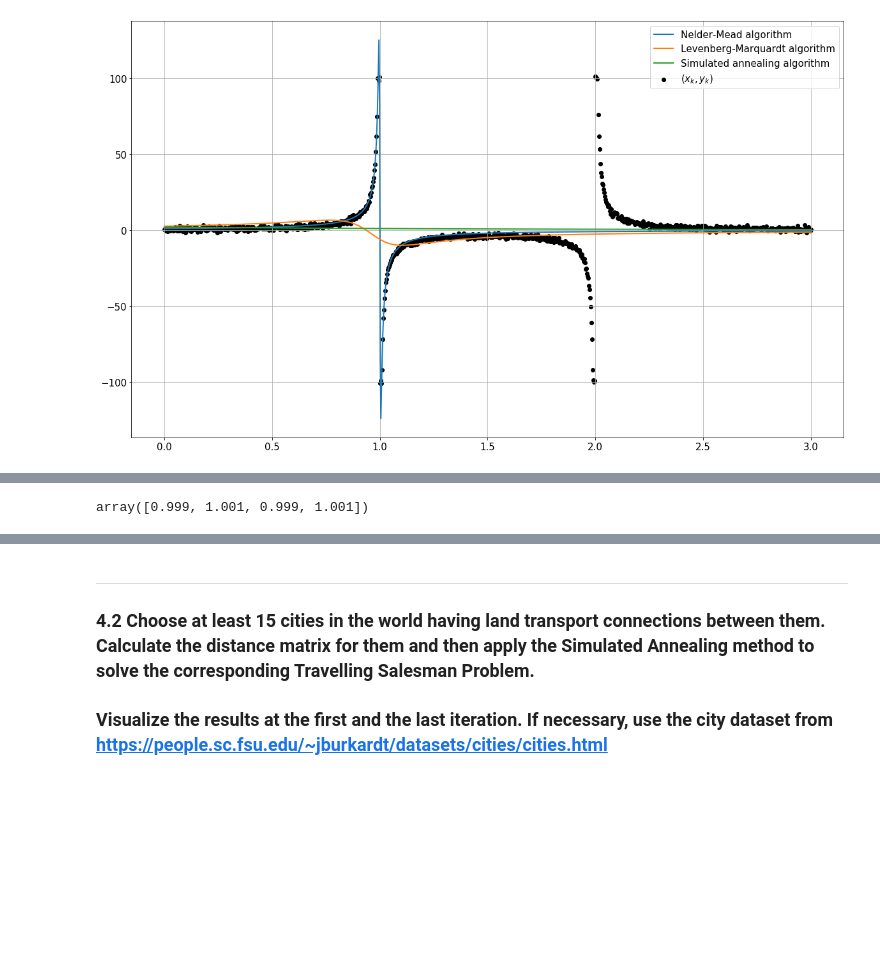
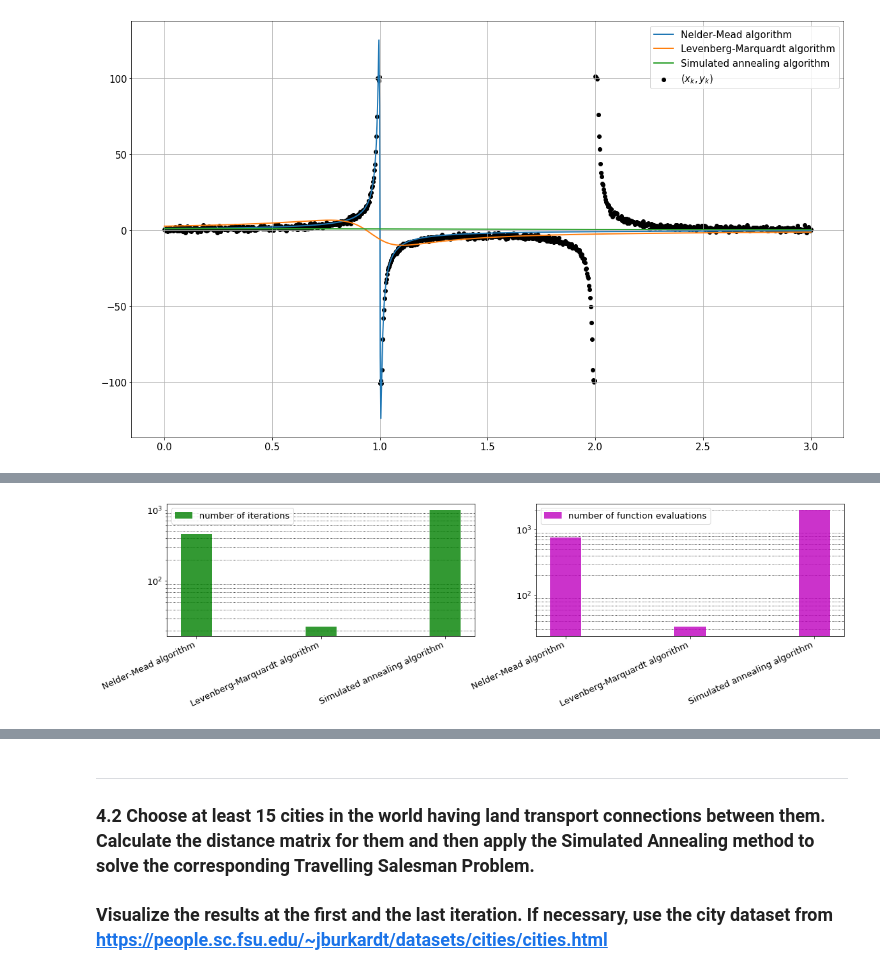
Before and after one commit to belpablo/Algorithms-21, a Jupyter notebook: Lab_4/Lab_4.ipynb, the cells around one changed output, grey strips where cells are left out. Saved outputs shown, nothing was run; the diff lists cells and outputs as text; code cells hidden in the pictures; blank space fills up the shorter version.

```diff
--- a/Lab_4/Lab_4.ipynb
+++ b/Lab_4/Lab_4.ipynb
@@ -339,4 +271,45 @@ array([ 1.10000000e+00,  8.40000000e-01,  4.40000000e-01, -1.80000000e-01,
-# %%
-rand_neighbour(np.ones(4))
-# %% [output]
-array([0.999, 1.001, 0.999, 1.001])
+# %%
+# Vizualization -numbers of iterations and iterations comparisson
+
+mpl.rcParams.update({'font.size': 13})
+fig, ax = plt.subplots(figsize = (18, 4))
+
+ax = plt.axes()
+ax.yaxis.grid(True, zorder = 2)
+
+algos_names = list(df.columns)
+xs = range(len(algos_names))
+
+
+plt.subplot(1, 2, 1)
+plt.yscale('log')
+plt.bar([x  for x in xs], [df[key]['number of iterations'] for key in algos_names], color = 'g',\
+        width = 0.25, alpha = 0.8, label = 'number of iterations', zorder = 2)
+
+plt.xticks([i for i in xs], algos_names)
+plt.legend(loc = 'best')
+
+plt.grid(which='minor',
+        color = 'k',
+        linestyle = ':')
+
+fig.autofmt_xdate(rotation = 25)
+fig.savefig('bars.png')
+
+
+plt.subplot(1, 2, 2)
+plt.yscale('log')
+plt.bar([x for x in xs], [df[key]['number of function evaluations'] for key in algos_names], color = 'm',\
+        width = 0.25, alpha = 0.8, label = 'number of function evaluations', zorder = 2)
+
+plt.xticks([i for i in xs], algos_names)
+plt.legend(loc = 'best')
+
+plt.grid(which='minor',
+        color = 'k',
+        linestyle = ':')
+
+fig.autofmt_xdate(rotation = 25)
+#fig.savefig('bars.png')
+# %% [output]
+[figure, added]
```
Also changed, not shown: parts of 6 cells of this notebook.
